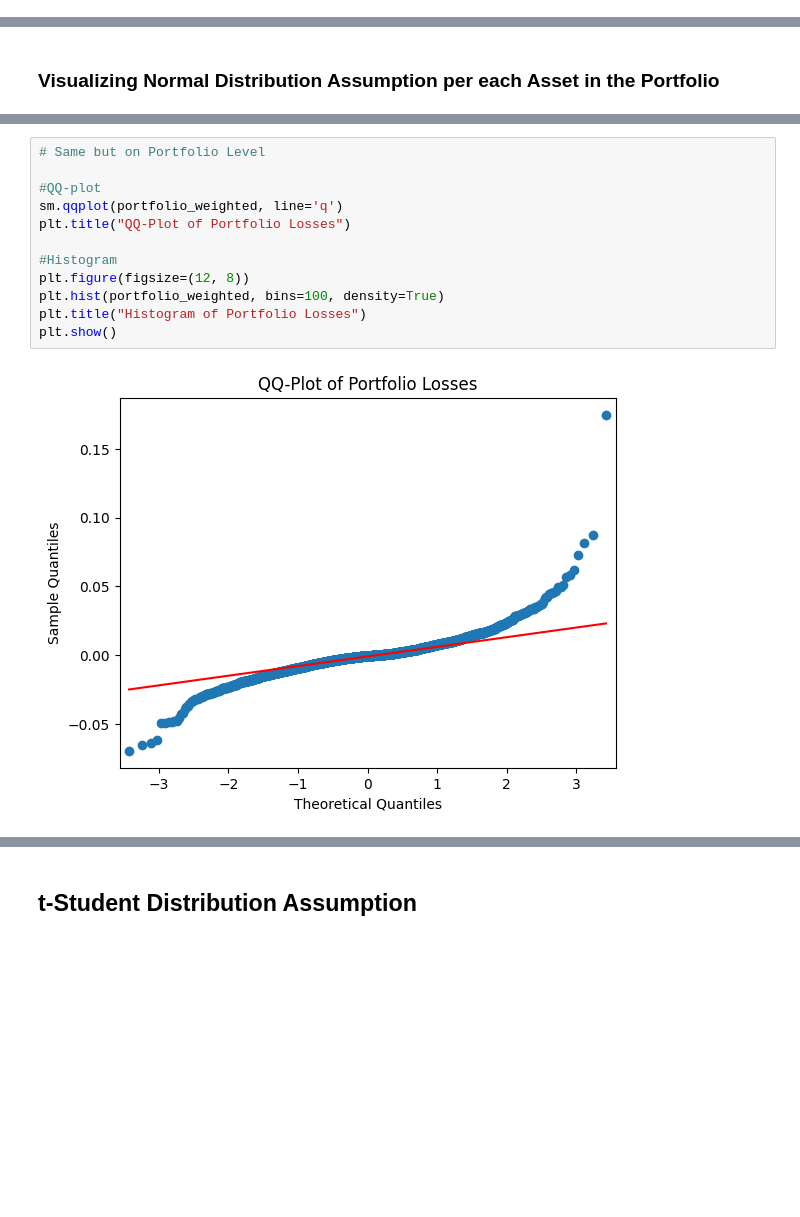
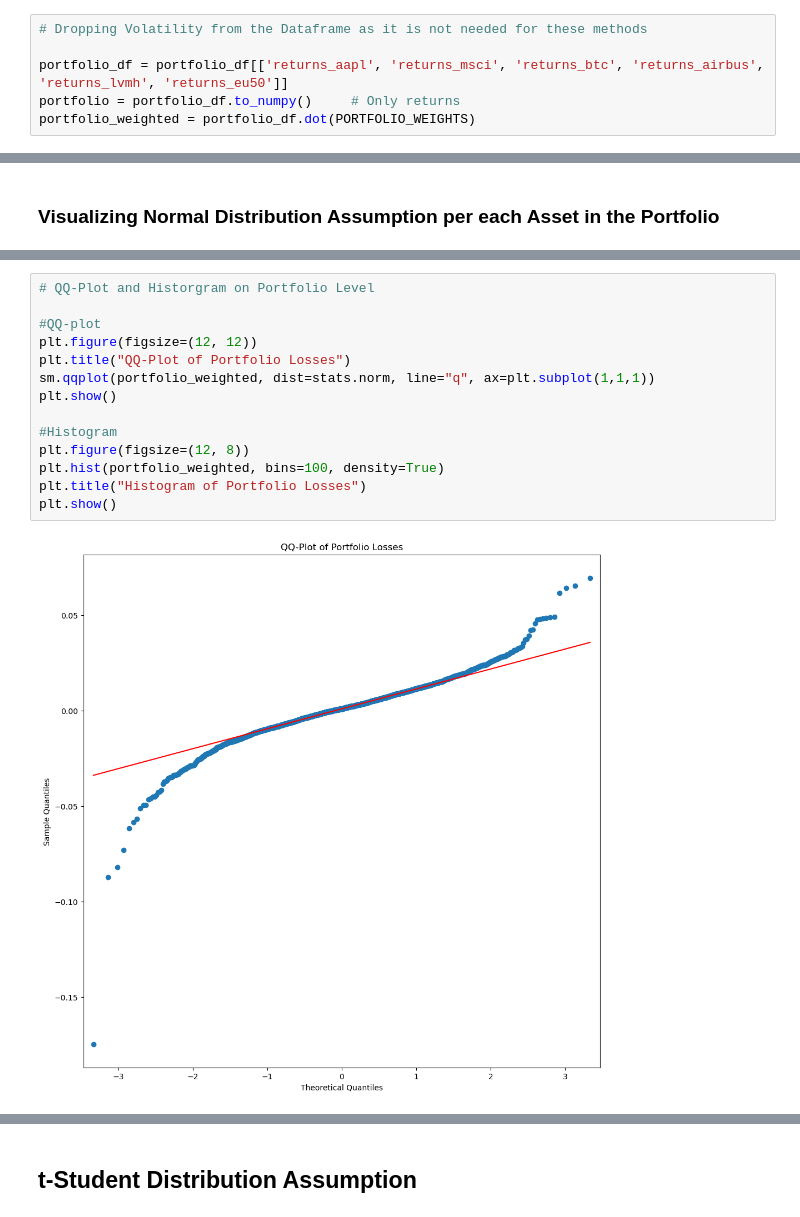
Before and after one commit to DaanZunnenberg/RiskFunctions, a Jupyter notebook: Assignment_1/Experiments.ipynb, the cells around one changed output, grey strips where cells are left out. Drawn from its saved outputs; the diff is of its cells as text; blank space fills up the shorter version.

Commit message:
Improved Plots

```diff
--- a/Assignment_1/Experiments.ipynb
+++ b/Assignment_1/Experiments.ipynb
@@ -409,0 +407,6 @@ portfolio_weighted = portfolio_df.dot(PORTFOLIO_WEIGHTS)
+# %%
+# Dropping Volatility from the Dataframe as it is not needed for these methods
+
+portfolio_df = portfolio_df[['returns_aapl', 'returns_msci', 'returns_btc', 'returns_airbus', 'returns_lvmh', 'returns_eu50']]
+portfolio = portfolio_df.to_numpy()     # Only returns
+portfolio_weighted = portfolio_df.dot(PORTFOLIO_WEIGHTS)
@@ -453,14 +454,16 @@ for i in range(N):
 # %%
-# Same but on Portfolio Level
+# QQ-Plot and Historgram on Portfolio Level
 
 #QQ-plot
-sm.qqplot(portfolio_weighted, line='q')
+plt.figure(figsize=(12, 12))
 plt.title("QQ-Plot of Portfolio Losses")
+sm.qqplot(portfolio_weighted, dist=stats.norm, line="q", ax=plt.subplot(1,1,1))
+plt.show()
 
 #Histogram
 plt.figure(figsize=(12, 8))
 plt.hist(portfolio_weighted, bins=100, density=True)
 plt.title("Histogram of Portfolio Losses")
 plt.show()
 # %% [output]
-[figure, old version]
+[figure, new version]
```
Also changed, not shown: parts of 21 cells of this notebook, 3 other files.
